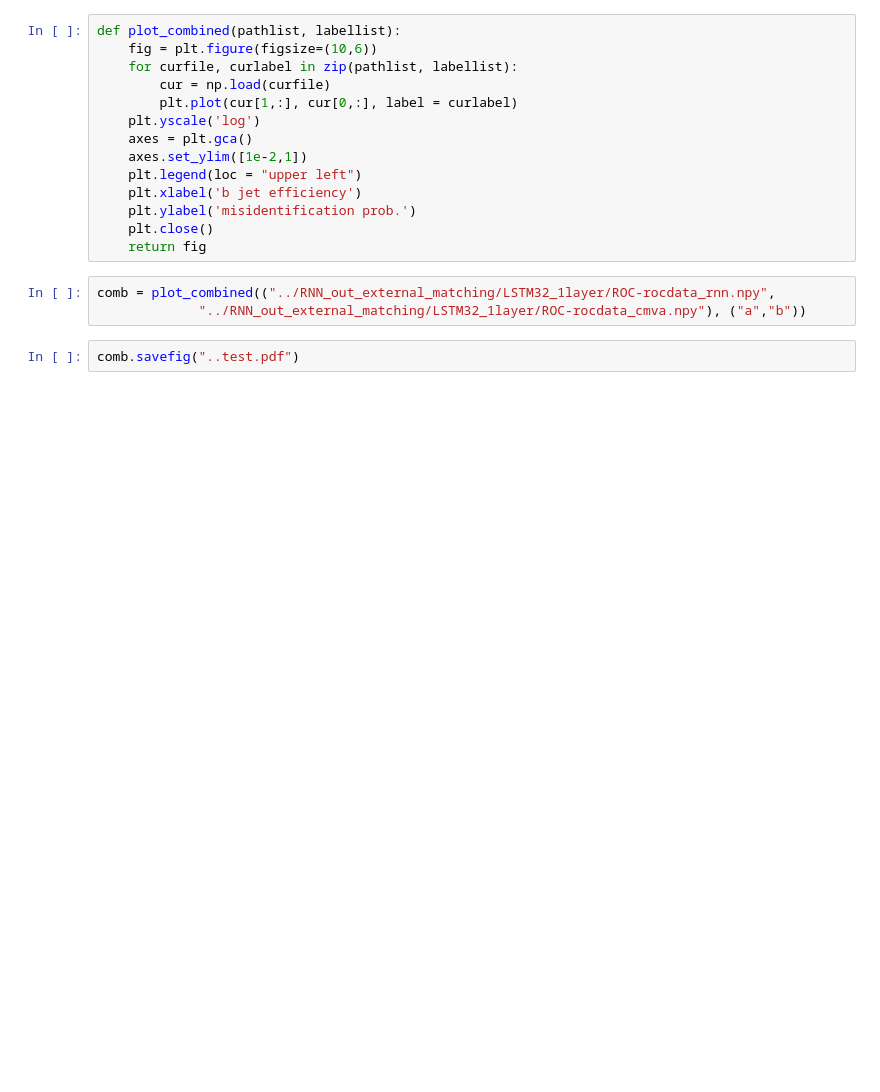
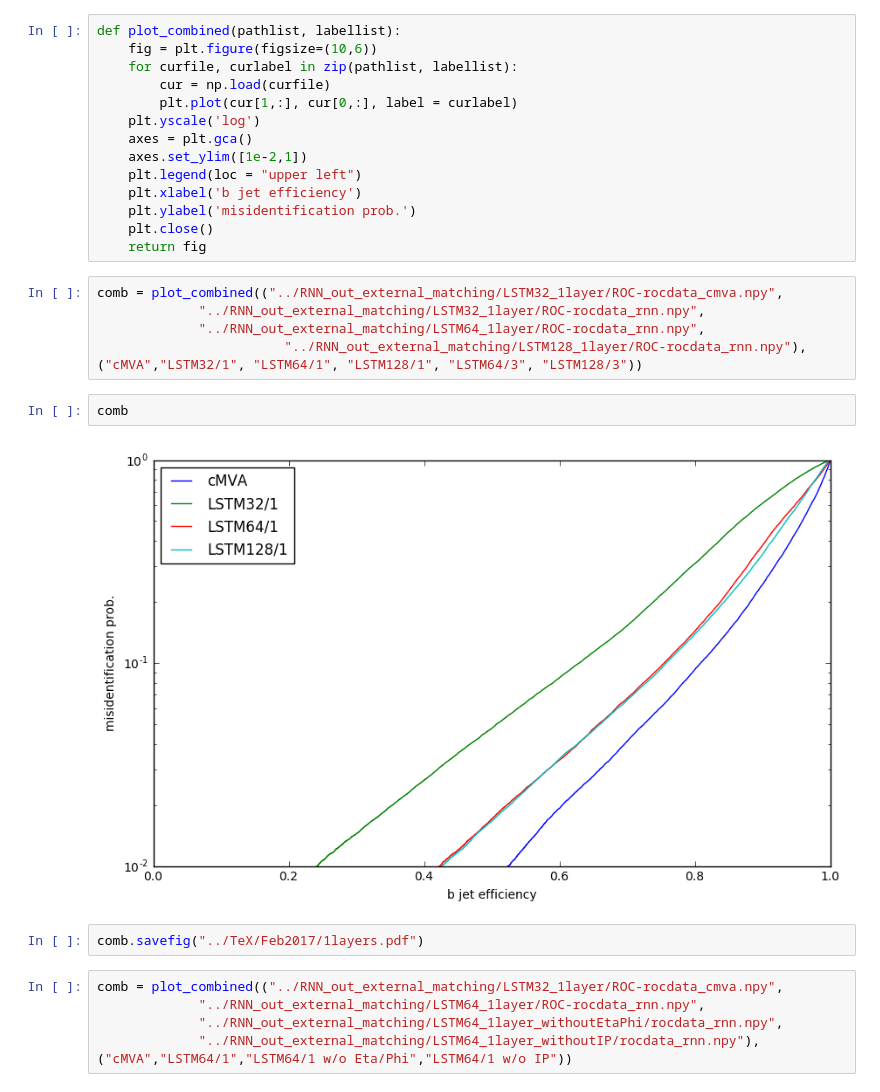
Before and after one commit to philippwindischhofer/BTagger, a Jupyter notebook: external_matching/CombineROC.ipynb, the cells around one changed output. Cells and saved outputs as stored; diff of their text form; blank space fills up the shorter version.

```diff
--- a/external_matching/CombineROC.ipynb
+++ b/external_matching/CombineROC.ipynb
@@ -17,8 +17,19 @@ def plot_combined(pathlist, labellist):
     plt.ylabel('misidentification prob.')
     plt.close()
     return fig
-# %%
-comb = plot_combined(("../RNN_out_external_matching/LSTM32_1layer/ROC-rocdata_rnn.npy",
-             "../RNN_out_external_matching/LSTM32_1layer/ROC-rocdata_cmva.npy"), ("a","b"))
+# %%
+comb = plot_combined(("../RNN_out_external_matching/LSTM32_1layer/ROC-rocdata_cmva.npy",
+             "../RNN_out_external_matching/LSTM32_1layer/ROC-rocdata_rnn.npy",
+             "../RNN_out_external_matching/LSTM64_1layer/ROC-rocdata_rnn.npy",
+                        "../RNN_out_external_matching/LSTM128_1layer/ROC-rocdata_rnn.npy"), ("cMVA","LSTM32/1", "LSTM64/1", "LSTM128/1", "LSTM64/3", "LSTM128/3"))
+# %%
+comb
+# %% [output]
+[figure, added]
 # %%
-comb.savefig("..test.pdf")
+comb.savefig("../TeX/Feb2017/1layers.pdf")
+# %%
+comb = plot_combined(("../RNN_out_external_matching/LSTM32_1layer/ROC-rocdata_cmva.npy",
+             "../RNN_out_external_matching/LSTM64_1layer/ROC-rocdata_rnn.npy",
+             "../RNN_out_external_matching/LSTM64_1layer_withoutEtaPhi/rocdata_rnn.npy",
+             "../RNN_out_external_matching/LSTM64_1layer_withoutIP/rocdata_rnn.npy"), ("cMVA","LSTM64/1","LSTM64/1 w/o Eta/Phi","LSTM64/1 w/o IP"))
```
Also changed, not shown: parts of 2 cells of this notebook, 12 other files.
